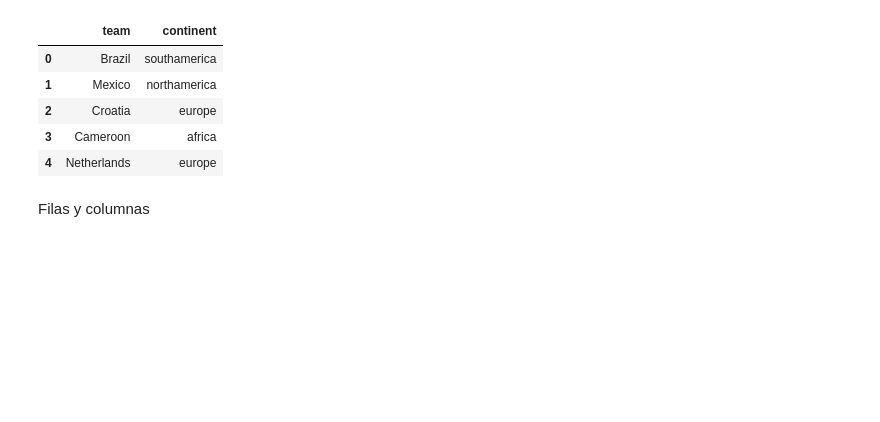
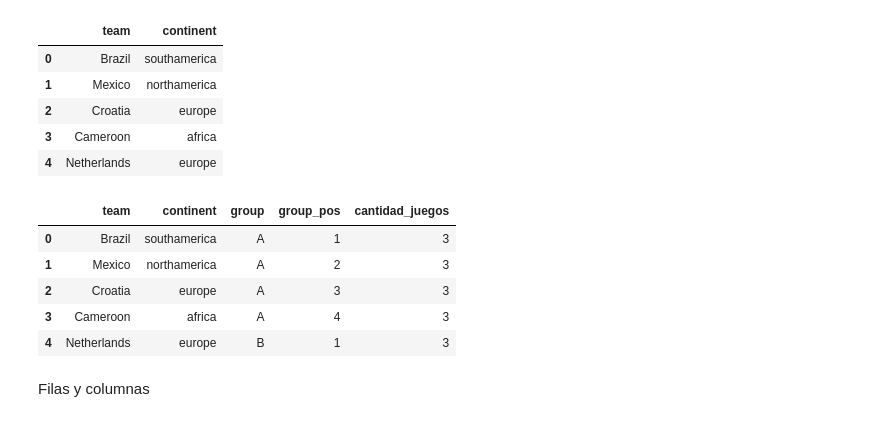
Before and after one commit to perezlino/desafio_latam_data_science, a Jupyter notebook: Resumen/numpy_y_pandas/7-seleccionar_filas_y_columnas_de_un_df.ipynb, the cells around one changed output. Drawn from its saved outputs; the diff is of its cells as text; code cells hidden in the pictures; blank space fills up the shorter version.

```diff
--- a/Resumen/numpy_y_pandas/7-seleccionar_filas_y_columnas_de_un_df.ipynb
+++ b/Resumen/numpy_y_pandas/7-seleccionar_filas_y_columnas_de_un_df.ipynb
@@ -203,6 +203,15 @@ df.loc[:, ['team', 'continent']].head()
 | 2 | Croatia | europe |
 | 3 | Cameroon | africa |
 | 4 | Netherlands | europe |
+# %%
+df.loc[:, 'team':'cantidad_juegos'].head()
+# %% [output]
+|  | team | continent | group | group_pos | cantidad_juegos |
+| 0 | Brazil | southamerica | A | 1 | 3 |
+| 1 | Mexico | northamerica | A | 2 | 3 |
+| 2 | Croatia | europe | A | 3 | 3 |
+| 3 | Cameroon | africa | A | 4 | 3 |
+| 4 | Netherlands | europe | B | 1 | 3 |
 # %% [markdown]
 Filas y columnas
 # %%
```
